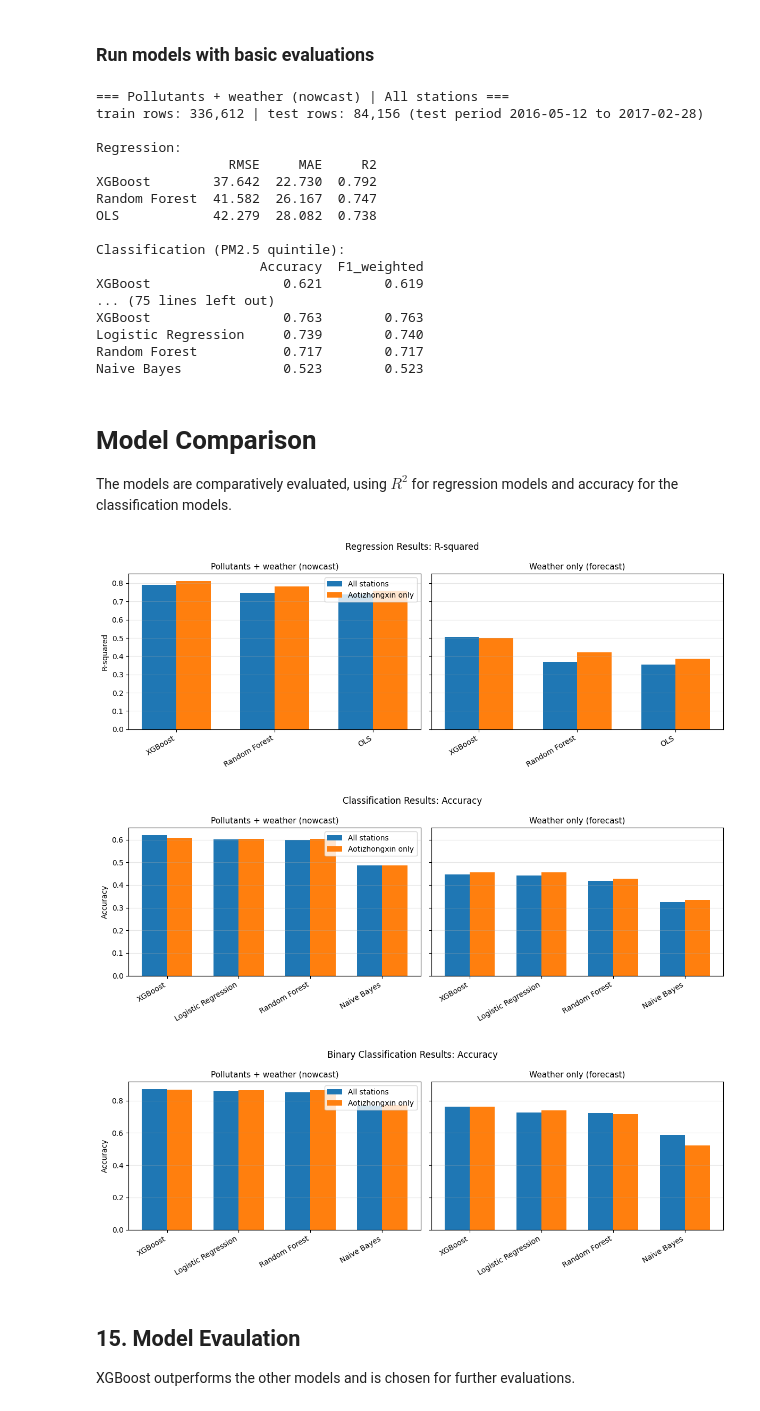
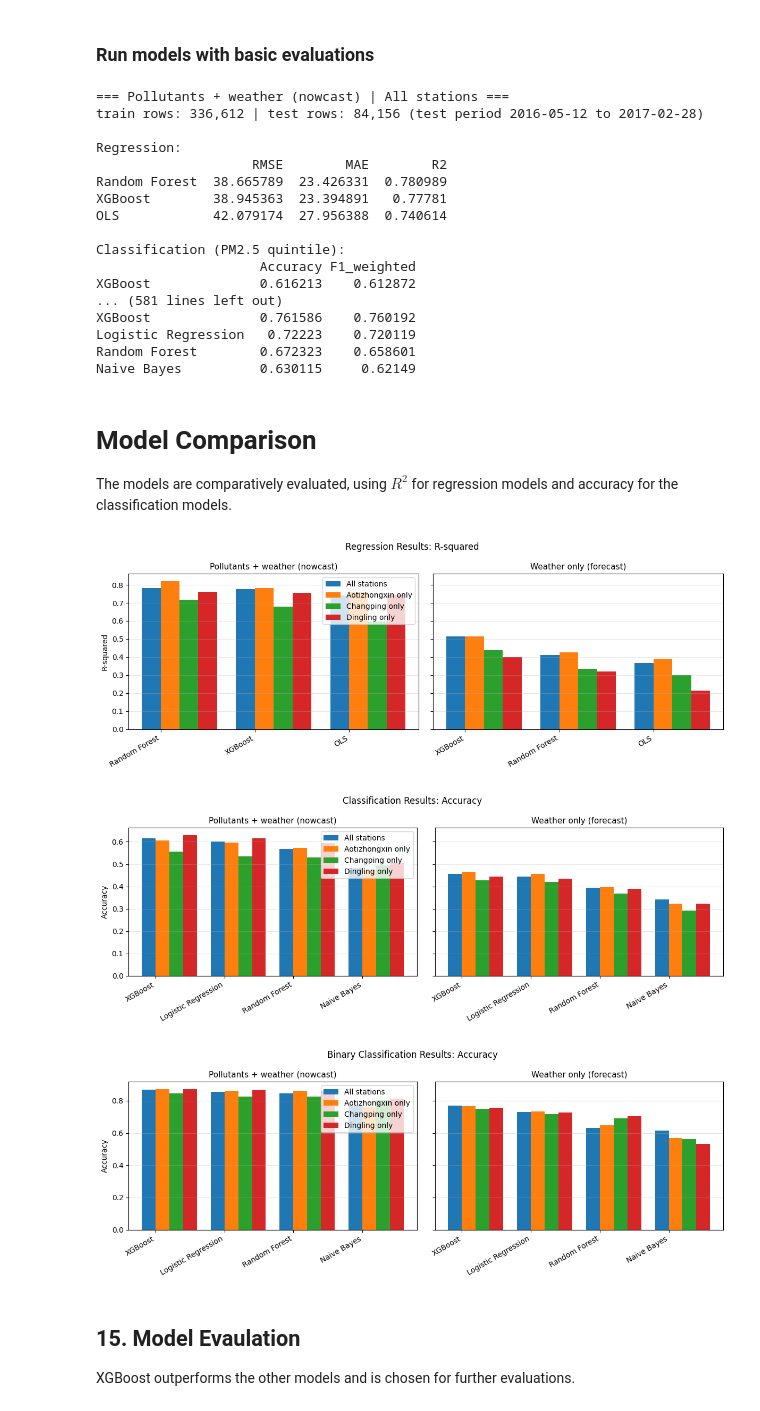
Before and after one commit to sudhakaran-srinivasan/air-quality-statistical-modeling, a Jupyter notebook: notebooks/final_modeling.ipynb, the cells around one changed output. Cells and saved outputs as stored; diff of their text form; code cells hidden in the pictures.

```diff
--- a/notebooks/final_modeling.ipynb
+++ b/notebooks/final_modeling.ipynb
@@ -811,23 +852,24 @@ def run_binary_classifiers(split):
 
     models = {
         "Logistic Regression": Pipeline([
-            ("scale", StandardScaler()),
-            ("model", LogisticRegression(max_iter=1000)),
-        ]),
+                ("scale", StandardScaler()),
+                ("model", LogisticRegression(max_iter=1000)),
+            ]),
         "Naive Bayes":  Pipeline([
-            ("scale", StandardScaler()),
-            ("model", GaussianNB()),
-        ]),
+                ("scale", StandardScaler()),
+                ("model", GaussianNB()),
+            ]),
         "Random Forest": RandomForestClassifier(
-            n_estimators=300, max_depth=6, n_jobs=-1,
-            random_state=RANDOM_STATE
+            n_estimators=150, max_depth=4, n_jobs=-1, random_state=RANDOM_STATE
         ),
         "XGBoost": xgb.XGBClassifier(
-            n_estimators=300, n_jobs=-1, learning_rate=0.05,
-            max_depth=6, subsample=0.8, colsample_bytree=0.8,
-            random_state=RANDOM_STATE, eval_metric="mlogloss",
+            n_estimators=300, learning_rate=0.05, max_depth=4,
+            subsample=0.8, colsample_bytree=0.8, random_state=RANDOM_STATE,
+            n_jobs=-1, eval_metric="mlogloss",
         )
     }
+
+    station_cols = [col for col in split["X_test"].columns if col.startswith("station_")]
 
     rows, fitted = {}, {}
     for name, model in models.items():
@@ -836,7 +878,17 @@ def run_binary_classifiers(split):
         rows[name] = {
             "Accuracy": accuracy_score(y_test_enc, preds),
             "F1_weighted": f1_score(y_test_enc, preds, average="weighted"),
+            "station": {}
         }
+        for col in station_cols:
+            if col in split["X_test"].columns and (split["X_test"][col] == 1).any():
+                mask = split["X_test"][col] == 1
+                station_name = col.replace("station_", "")
+
+                rows[name]["station"][station_name]={
+                        "Accuracy": accuracy_score(y_test_enc[mask], preds[mask]),
+                        "F1_weighted": f1_score(y_test_enc[mask], preds[mask], average="weighted"),
+                    }
         fitted[name] = model
     return pd.DataFrame(rows).T.sort_values("Accuracy", ascending=False), fitted, label_encoder
 # %% [markdown]
@@ -856,9 +908,14 @@ for feature, feature_cols in FEATURE_SETS.items():
         clf_table, clf_models, label_encoder = run_classifiers(split)
         binary_table, binary_models, binary_label_encoder = run_binary_classifiers(split)
         splits[key] = split
+
         regression_results[key] = reg_table
         classification_results[key] = clf_table
         binary_results[key] = binary_table
+
+        reg_table = reg_table.drop(columns=['station'], errors='ignore')
+        clf_table = clf_table.drop(columns=['station'], errors='ignore')
+        binary_table = binary_table.drop(columns=['station'], errors='ignore')
 
         fitted_models[key] = {
             "regression": reg_models,
@@ -882,54 +939,53 @@ for feature, feature_cols in FEATURE_SETS.items():
 train rows: 336,612 | test rows: 84,156 (test period 2016-05-12 to 2017-02-28)
 
 Regression:
-                 RMSE     MAE     R2
-XGBoost        37.642  22.730  0.792
-Random Forest  41.582  26.167  0.747
-OLS            42.279  28.082  0.738
+                    RMSE        MAE        R2
+Random Forest  38.665789  23.426331  0.780989
+XGBoost        38.945363  23.394891   0.77781
+OLS            42.079174  27.956388  0.740614
 
 Classification (PM2.5 quintile):
-                     Accuracy  F1_weighted
-XGBoost                 0.621        0.619
-... (75 lines left out)
-XGBoost                 0.763        0.763
-Logistic Regression     0.739        0.740
-Random Forest           0.717        0.717
-Naive Bayes             0.523        0.523
+                     Accuracy F1_weighted
+XGBoost              0.616213    0.612872
+... (581 lines left out)
+XGBoost              0.761586    0.760192
+Logistic Regression   0.72223    0.720119
+Random Forest        0.672323    0.658601
+Naive Bayes          0.630115     0.62149
 # %% [markdown]
 # Model Comparison
 The models are comparatively evaluated, using $R^2$ for regression models and accuracy for the classification models.
 # %%
 def plot_compare(results, metric, ylabel, title):
     fig, axes = plt.subplots(1, len(FEATURE_SETS), figsize=(6 * len(FEATURE_SETS), 4.5), sharey=True)
     scope_keys = list(SCOPES.keys())
-    width = 0.35
+    width = 0.2
 
     for ax, feature in zip(axes, FEATURE_SETS):
         models = results[(feature, scope_keys[0])].index.tolist()
         x = np.arange(len(models))
-        for i, scope in enumerate(scope_keys):
+        for i, scope in enumerate(scope_keys[0:4]):
             values = results[(feature, scope)][metric].values
             ax.bar(x + i * width, values, width, label=scope)
         ax.set_xticks(x + width / 2)
         ax.set_xticklabels(models, rotation=30, ha="right")
         ax.set_title(feature, fontsize=11)
         ax.grid(axis="y", alpha=0.3)
         ax.axhline(0, color="black", lw=0.8)
 
     axes[0].set_ylabel(ylabel)
     axes[0].legend()
     fig.suptitle(title)
     plt.tight_layout()
     plt.show()
 
-
 plot_compare(regression_results,      "R2",       "R-squared", "Regression Results: R-squared")
 plot_compare(classification_results,  "Accuracy", "Accuracy",  "Classification Results: Accuracy")
 plot_compare(binary_results,          "Accuracy", "Accuracy",  "Binary Classification Results: Accuracy")
 # %% [output]
-[figure, old version]
+[figure, new version]
-[figure, old version]
+[figure, new version]
-[figure, old version]
+[figure, new version]
 # %% [markdown]
 ## 15. Model Evaulation
 XGBoost outperforms the other models and is chosen for further evaluations.
```
Also changed, not shown: parts of 13 cells of this notebook, 1 other file.
